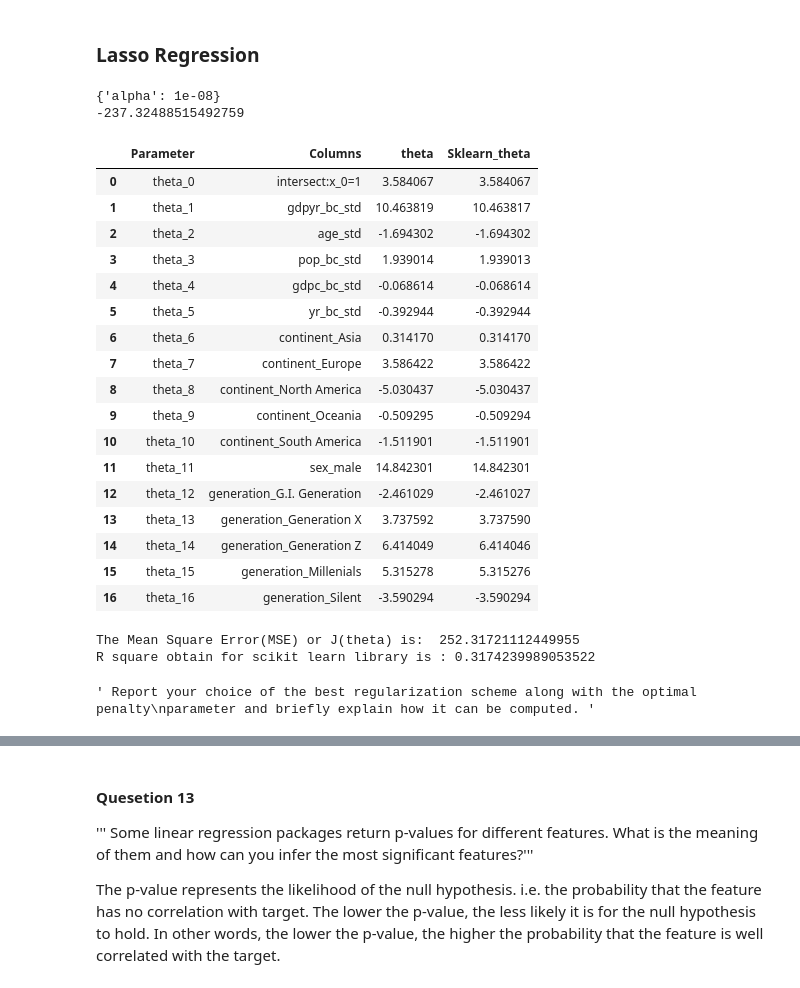
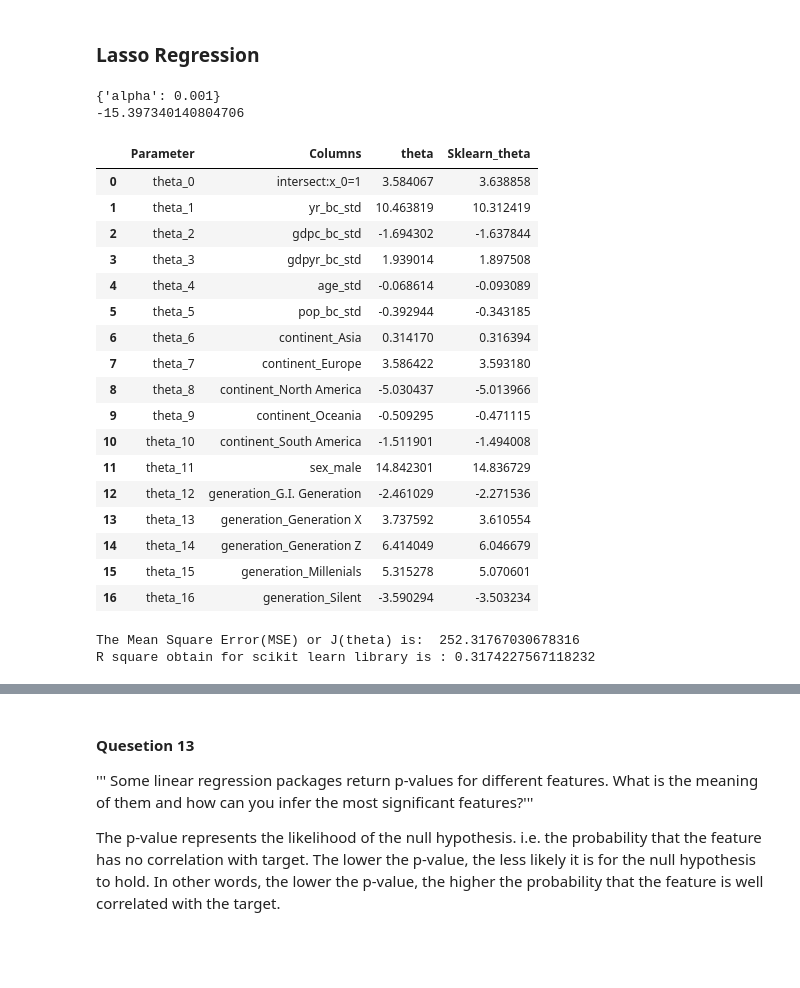
Before and after one commit to ryanli633/ECE_219, a Jupyter notebook: Project_4/Project4_Suicides.ipynb, the cells around one changed output, grey strips where cells are left out. Drawn from its saved outputs; the diff is of its cells as text; code cells hidden in the pictures; blank space fills up the shorter version.

```diff
--- a/Project_4/Project4_Suicides.ipynb
+++ b/Project_4/Project4_Suicides.ipynb
@@ -793,9 +799,9 @@ from numpy import arange
 
 ridge=Ridge()
 
-params={'alpha':list(arange(1.8,2.2,.01))}
+params={'alpha':list(arange(2,4,.01))}
 
-ridge_regressor=GridSearchCV(ridge,params,scoring='neg_mean_squared_error',cv=10)
+ridge_regressor=GridSearchCV(ridge,params,scoring='neg_root_mean_squared_error',cv=10)
 ridge_regressor.fit(X_train,y_train)
 
 #Show best alpha for model:
@@ -812,7 +818,7 @@ columns_r = ['intersect:x_0=1'] + list(X.columns.values)
 parameter_r_df = pd.DataFrame({'Parameter':parameter_r,'Columns':columns_r,'theta':theta})
 # %%
 # Ridge Learn module
-ridge_r=Ridge(alpha=1.89)
+ridge_r=Ridge(alpha=2.23)
 ridge_r.fit(X_train,y_train) # Note: x_0 =1 is no need to add, sklearn will take care of it.
 
 #Parameter
@@ -861,15 +867,15 @@ lasso=Lasso()
 
 parameters={'alpha':[1e-15, 1e-10, 1e-8, 1e-3, 1e-2, 1, 1.5, 2, 5, 10, 20, 30, 35, 40, 45, 50, 55, 100]}
 
-lasso_regressor=GridSearchCV(lasso,parameters,scoring='neg_mean_squared_error',cv=10)
+lasso_regressor=GridSearchCV(lasso,parameters,scoring='neg_root_mean_squared_error',cv=10)
 
 lasso_regressor.fit(X_train,y_train)
 
 print(lasso_regressor.best_params_)
 print(lasso_regressor.best_score_)
 # %% [output]
-{'alpha': 1e-08}
--237.32488515492759
+{'alpha': 0.001}
+-15.397340140804706
 # %%
 # The parameters for Lasso regression model
 parameter_l = ['theta_'+str(i) for i in range(X_train_0.shape[1])]
@@ -878,32 +884,32 @@ columns_l = ['intersect:x_0=1'] + list(X.columns.values)
 parameter_l_df = pd.DataFrame({'Parameter':parameter_l,'Columns':columns_l,'theta':theta})
 # %%
 # Lasso Learn module
-lasso_l=Lasso(alpha=1e-08)
+lasso_l=Lasso(alpha=0.001)
 lasso_l.fit(X_train,y_train) # Note: x_0 =1 is no need to add, sklearn will take care of it.
 
 #Parameter
 sk_theta_l = [lasso_l.intercept_]+list(lasso_l.coef_)
 parameter_l_df = parameter_l_df.join(pd.Series(sk_theta_l, name='Sklearn_theta'))
 parameter_l_df
 # %% [output]
 |  | Parameter | Columns | theta | Sklearn_theta |
-| 0 | theta_0 | intersect:x_0=1 | 3.584067 | 3.584067 |
-| 1 | theta_1 | gdpyr_bc_std | 10.463819 | 10.463817 |
-| 2 | theta_2 | age_std | -1.694302 | -1.694302 |
-| 3 | theta_3 | pop_bc_std | 1.939014 | 1.939013 |
-| 4 | theta_4 | gdpc_bc_std | -0.068614 | -0.068614 |
-| 5 | theta_5 | yr_bc_std | -0.392944 | -0.392944 |
-| 6 | theta_6 | continent_Asia | 0.314170 | 0.314170 |
-| 7 | theta_7 | continent_Europe | 3.586422 | 3.586422 |
-| 8 | theta_8 | continent_North America | -5.030437 | -5.030437 |
-| 9 | theta_9 | continent_Oceania | -0.509295 | -0.509294 |
-| 10 | theta_10 | continent_South America | -1.511901 | -1.511901 |
-| 11 | theta_11 | sex_male | 14.842301 | 14.842301 |
-| 12 | theta_12 | generation_G.I. Generation | -2.461029 | -2.461027 |
-| 13 | theta_13 | generation_Generation X | 3.737592 | 3.737590 |
-| 14 | theta_14 | generation_Generation Z | 6.414049 | 6.414046 |
-| 15 | theta_15 | generation_Millenials | 5.315278 | 5.315276 |
-| 16 | theta_16 | generation_Silent | -3.590294 | -3.590294 |
+| 0 | theta_0 | intersect:x_0=1 | 3.584067 | 3.638858 |
+| 1 | theta_1 | yr_bc_std | 10.463819 | 10.312419 |
+| 2 | theta_2 | gdpc_bc_std | -1.694302 | -1.637844 |
+| 3 | theta_3 | gdpyr_bc_std | 1.939014 | 1.897508 |
+| 4 | theta_4 | age_std | -0.068614 | -0.093089 |
+| 5 | theta_5 | pop_bc_std | -0.392944 | -0.343185 |
+| 6 | theta_6 | continent_Asia | 0.314170 | 0.316394 |
+| 7 | theta_7 | continent_Europe | 3.586422 | 3.593180 |
+| 8 | theta_8 | continent_North America | -5.030437 | -5.013966 |
+| 9 | theta_9 | continent_Oceania | -0.509295 | -0.471115 |
+| 10 | theta_10 | continent_South America | -1.511901 | -1.494008 |
+| 11 | theta_11 | sex_male | 14.842301 | 14.836729 |
+| 12 | theta_12 | generation_G.I. Generation | -2.461029 | -2.271536 |
+| 13 | theta_13 | generation_Generation X | 3.737592 | 3.610554 |
+| 14 | theta_14 | generation_Generation Z | 6.414049 | 6.046679 |
+| 15 | theta_15 | generation_Millenials | 5.315278 | 5.070601 |
+| 16 | theta_16 | generation_Silent | -3.590294 | -3.503234 |
 # %%
 # lasso regression module
 y_pred_l = lasso_l.predict(X_test)
@@ -916,11 +922,5 @@ R_square_l = lasso_l.score(X_test,y_test)
 print('The Mean Square Error(MSE) or J(theta) is: ',J_mse_l)
 print('R square obtain for scikit learn library is :',R_square_l)
 # %% [output]
-The Mean Square Error(MSE) or J(theta) is:  252.31721112449955
-R square obtain for scikit learn library is : 0.3174239989053522
+The Mean Square Error(MSE) or J(theta) is:  252.31767030678316
+R square obtain for scikit learn library is : 0.3174227567118232
-# %%
-#Question 11
-''' Report your choice of the best regularization scheme along with the optimal penalty
-parameter and briefly explain how it can be computed. '''
-# %% [output]
-' Report your choice of the best regularization scheme along with the optimal penalty\nparameter and briefly explain how it can be computed. '
```
Also changed, not shown: parts of 74 cells of this notebook.
